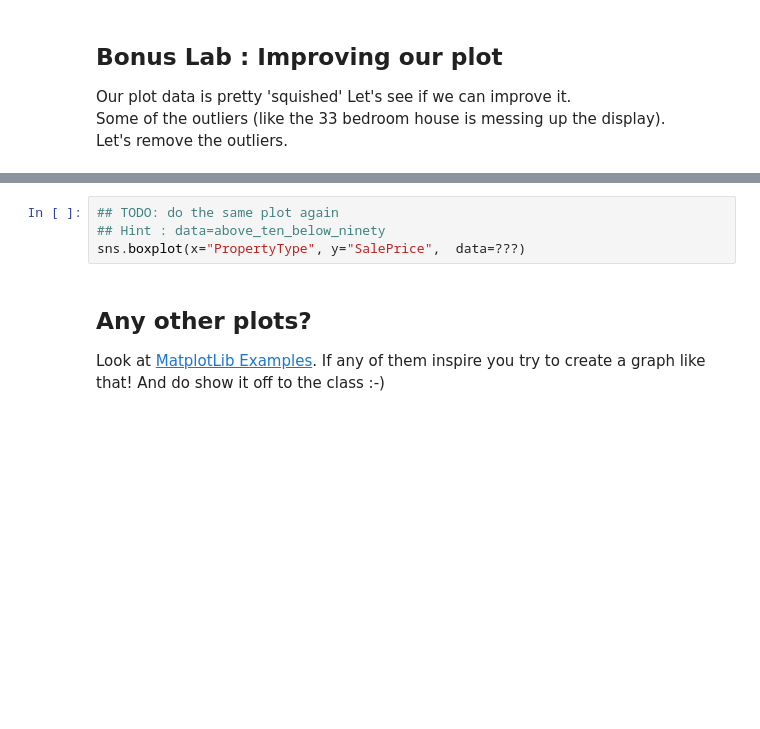
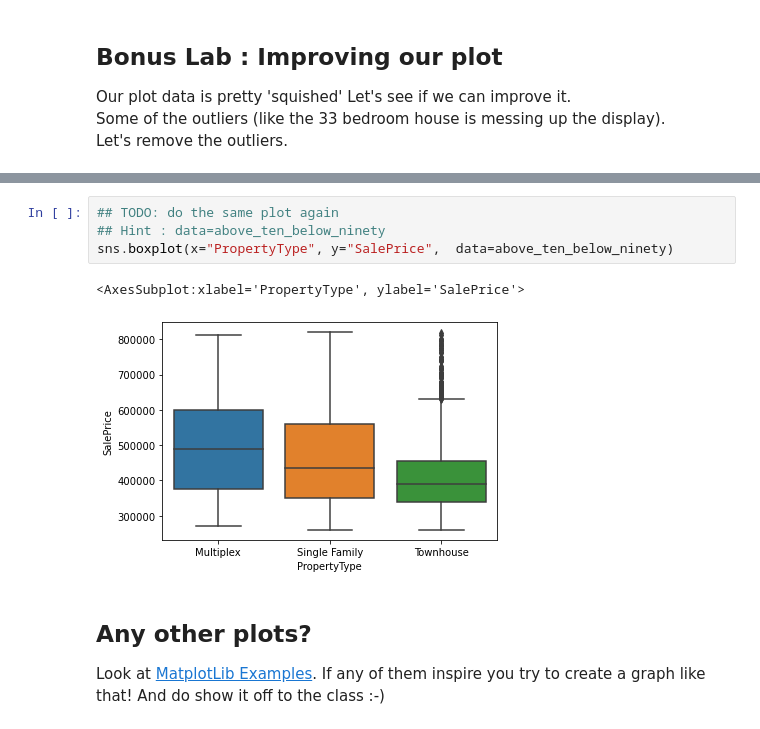
Before and after one commit to elephantscale/python-labs, a Jupyter notebook: exploration/3-visualize-house-sales.ipynb, the cells around one changed output, grey strips where cells are left out. Cells and saved outputs as stored; diff of their text form; blank space fills up the shorter version.

```diff
--- a/exploration/3-visualize-house-sales.ipynb
+++ b/exploration/3-visualize-house-sales.ipynb
@@ -90,7 +144,10 @@ print("between 10% and 90% = {:,}".format(above_ten_below_ninety.shape[0]))
 # %%
 ## TODO: do the same plot again
 ## Hint : data=above_ten_below_ninety
-sns.boxplot(x="PropertyType", y="SalePrice",  data=???)
+sns.boxplot(x="PropertyType", y="SalePrice",  data=above_ten_below_ninety)
+# %% [output]
+<AxesSubplot:xlabel='PropertyType', ylabel='SalePrice'>
+[figure, added]
 # %% [markdown]
 ## Any other plots?
 Look at [MatplotLib Examples](https://matplotlib.org/gallery.html).
```
Also changed, not shown: parts of 8 cells of this notebook.
